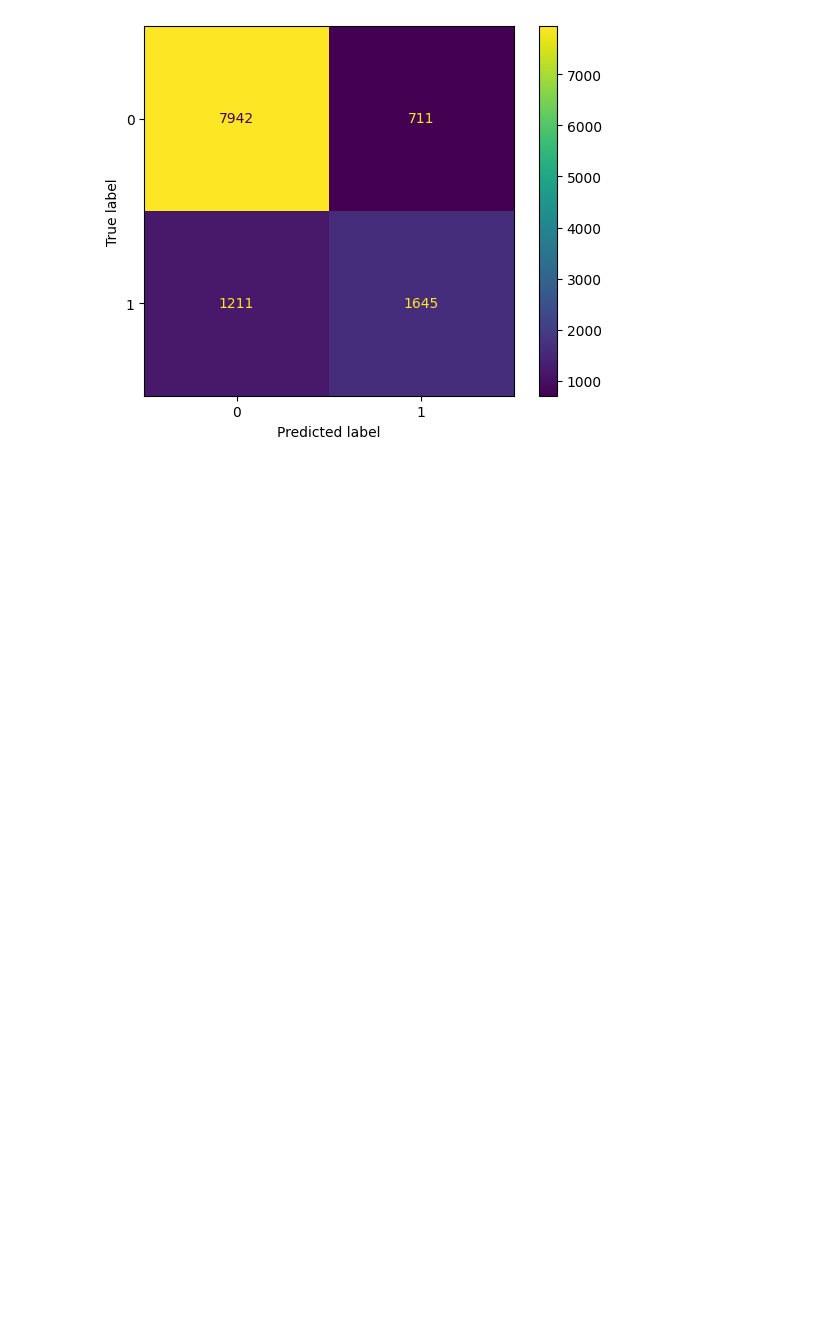
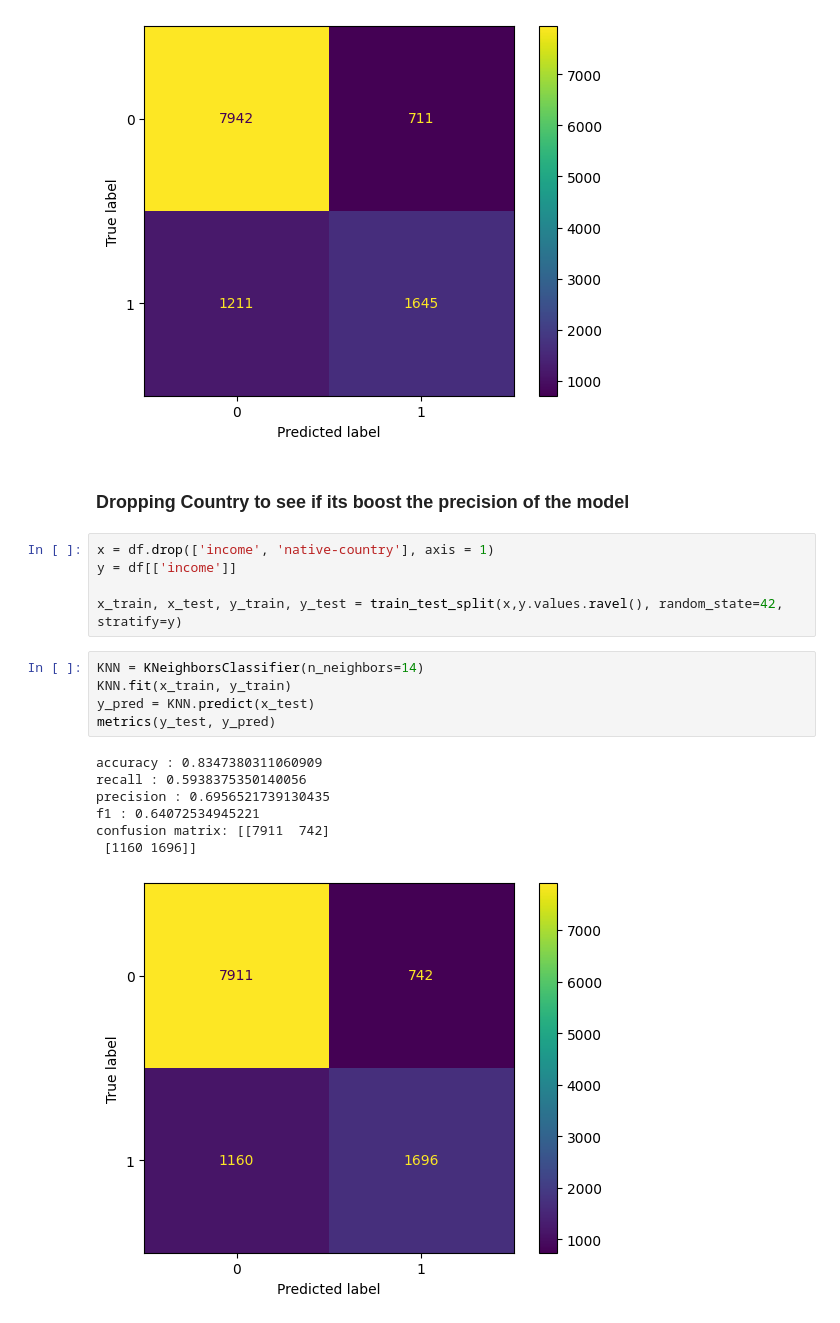
Before and after one commit to WanAdamm/CPC152-Assignment-2, a Jupyter notebook: KNN.ipynb, the cells around one changed output. Cells and saved outputs as stored; diff of their text form; blank space fills up the shorter version.

```diff
--- a/KNN.ipynb
+++ b/KNN.ipynb
@@ -41,3 +45,23 @@ f1 : 0.6312356101304681
 confusion matrix: [[7942  711]
  [1211 1645]]
 [figure]
+# %% [markdown]
+### Dropping Country to see if its boost the precision of the model
+# %%
+x = df.drop(['income', 'native-country'], axis = 1)
+y = df[['income']]
+
+x_train, x_test, y_train, y_test = train_test_split(x,y.values.ravel(), random_state=42, stratify=y)
+# %%
+KNN = KNeighborsClassifier(n_neighbors=14)
+KNN.fit(x_train, y_train)
+y_pred = KNN.predict(x_test)
+metrics(y_test, y_pred)
+# %% [output]
+accuracy : 0.8347380311060909
+recall : 0.5938375350140056
+precision : 0.6956521739130435
+f1 : 0.64072534945221
+confusion matrix: [[7911  742]
+ [1160 1696]]
+[figure, added]
```
Also changed, not shown: parts of 9 cells of this notebook, 1 other file.
